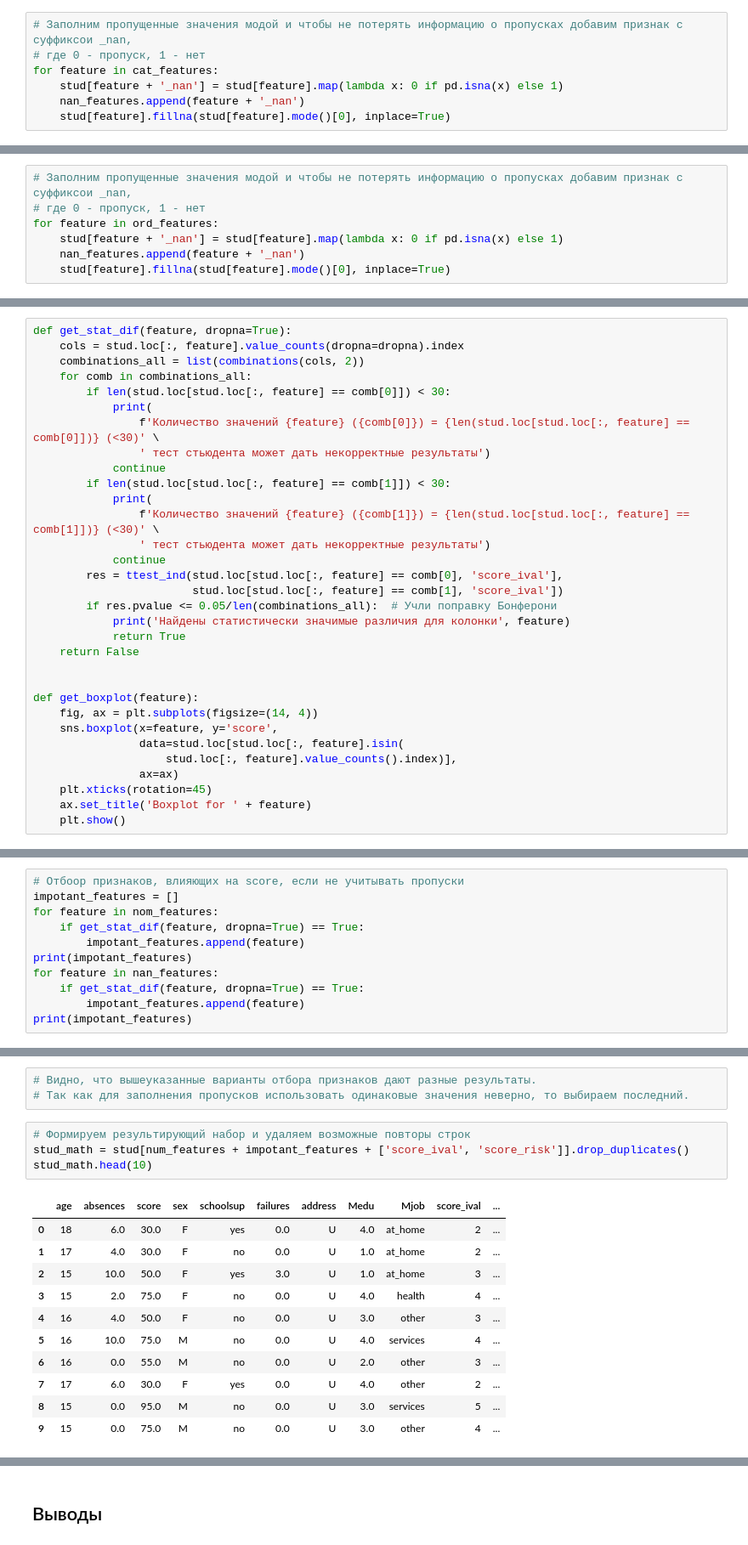
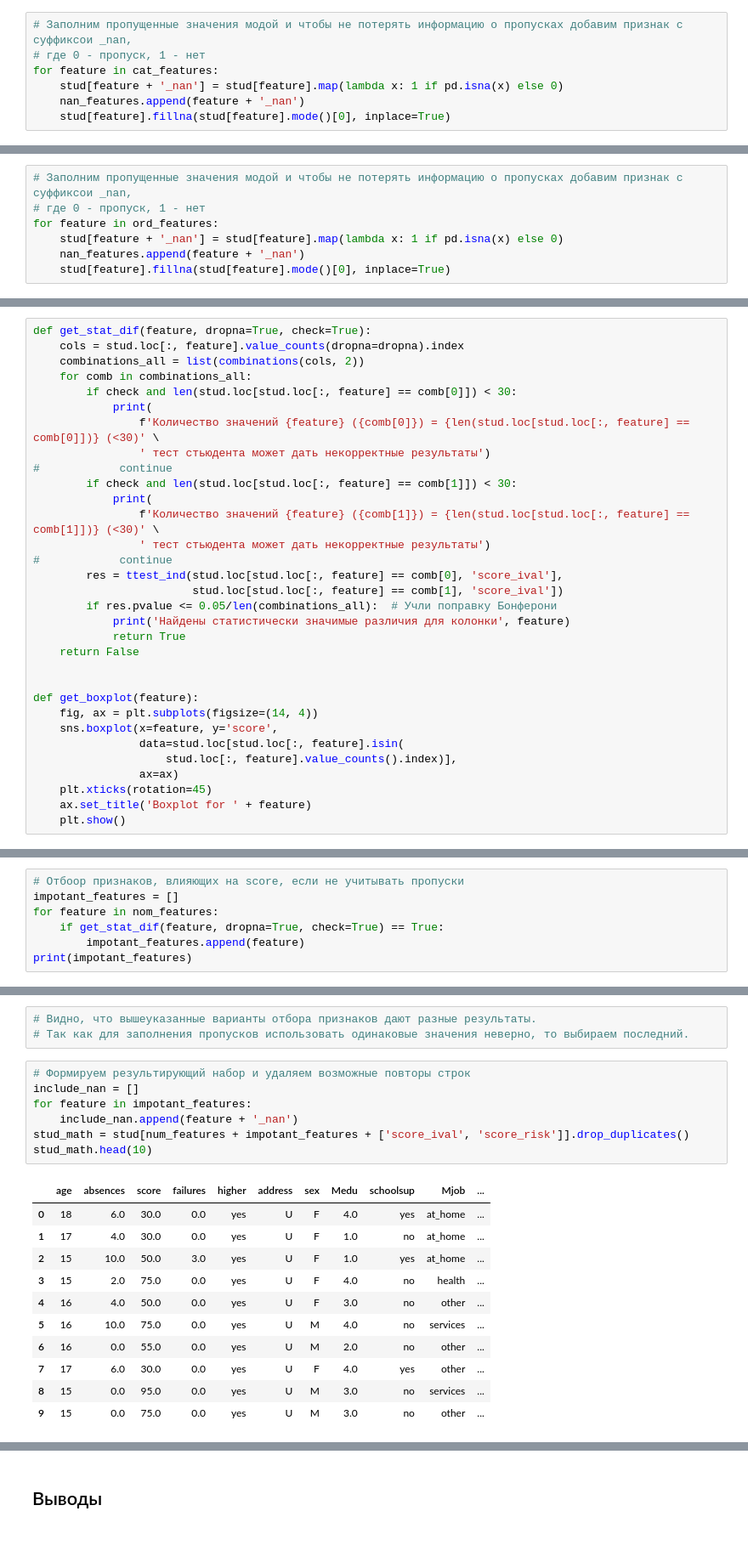
Before and after one commit to sand74/skillfactory, a Jupyter notebook: module_2/eda_solve.ipynb, the cells around one changed output, grey strips where cells are left out. Shown at 85% size. Drawn from its saved outputs; the diff is of its cells as text.

```diff
--- a/module_2/eda_solve.ipynb
+++ b/module_2/eda_solve.ipynb
@@ -533,7 +533,7 @@ _ = sns.heatmap(stud[cat_features].isnull(),
 # Заполним пропущенные значения модой и чтобы не потерять информацию о пропусках добавим признак с суффиксои _nan,
 # где 0 - пропуск, 1 - нет
 for feature in cat_features:
-    stud[feature + '_nan'] = stud[feature].map(lambda x: 0 if pd.isna(x) else 1)
+    stud[feature + '_nan'] = stud[feature].map(lambda x: 1 if pd.isna(x) else 0)
     nan_features.append(feature + '_nan')
     stud[feature].fillna(stud[feature].mode()[0], inplace=True)
 # %%
@@ -593,7 +593,7 @@ _ = sns.heatmap(stud[ord_features].isnull(),
 # Заполним пропущенные значения модой и чтобы не потерять информацию о пропусках добавим признак с суффиксои _nan,
 # где 0 - пропуск, 1 - нет
 for feature in ord_features:
-    stud[feature + '_nan'] = stud[feature].map(lambda x: 0 if pd.isna(x) else 1)
+    stud[feature + '_nan'] = stud[feature].map(lambda x: 1 if pd.isna(x) else 0)
     nan_features.append(feature + '_nan')
     stud[feature].fillna(stud[feature].mode()[0], inplace=True)
 # %%
@@ -701,20 +701,20 @@ _ = sns.pairplot(stud_model[['Fedu', 'Medu']], kind='reg', height=4)
 # %% [markdown]
 ## Анализ влияния номинативных переменных на предсказываемую величину
 # %%
-def get_stat_dif(feature, dropna=True):
+def get_stat_dif(feature, dropna=True, check=True):
     cols = stud.loc[:, feature].value_counts(dropna=dropna).index
     combinations_all = list(combinations(cols, 2))
     for comb in combinations_all:
-        if len(stud.loc[stud.loc[:, feature] == comb[0]]) < 30:
+        if check and len(stud.loc[stud.loc[:, feature] == comb[0]]) < 30:
             print(
                 f'Количество значений {feature} ({comb[0]}) = {len(stud.loc[stud.loc[:, feature] == comb[0]])} (<30)' \
                 ' тест стьюдента может дать некорректные результаты')
-            continue
-        if len(stud.loc[stud.loc[:, feature] == comb[1]]) < 30:
+#            continue
+        if check and len(stud.loc[stud.loc[:, feature] == comb[1]]) < 30:
             print(
                 f'Количество значений {feature} ({comb[1]}) = {len(stud.loc[stud.loc[:, feature] == comb[1]])} (<30)' \
                 ' тест стьюдента может дать некорректные результаты')
-            continue
+#            continue
         res = ttest_ind(stud.loc[stud.loc[:, feature] == comb[0], 'score_ival'],
                         stud.loc[stud.loc[:, feature] == comb[1], 'score_ival'])
         if res.pvalue <= 0.05/len(combinations_all):  # Учли поправку Бонферони
@@ -755,11 +755,7 @@ P-value на score_ival =  0.0015873113288157417
 # Отбоор признаков, влияющих на score, если не учитывать пропуски
 impotant_features = []
 for feature in nom_features:
-    if get_stat_dif(feature, dropna=True) == True:
+    if get_stat_dif(feature, dropna=True, check=True) == True:
         impotant_features.append(feature)
 print(impotant_features)
-for feature in nan_features:
-    if get_stat_dif(feature, dropna=True) == True:
-        impotant_features.append(feature)
-print(impotant_features)
 # %% [output]
@@ -785,20 +781,23 @@ print(impotant_features)
 # Так как для заполнения пропусков использовать одинаковые значения неверно, то выбираем последний.
 # %%
 # Формируем результирующий набор и удаляем возможные повторы строк
+include_nan = []
+for feature in impotant_features:
+    include_nan.append(feature + '_nan')
 stud_math = stud[num_features + impotant_features + ['score_ival', 'score_risk']].drop_duplicates()
 stud_math.head(10)
 # %% [output]
-|  | age | absences | score | sex | schoolsup | failures | address | Medu | Mjob | score_ival | ... |
-| 0 | 18 | 6.0 | 30.0 | F | yes | 0.0 | U | 4.0 | at_home | 2 | ... |
-| 1 | 17 | 4.0 | 30.0 | F | no | 0.0 | U | 1.0 | at_home | 2 | ... |
-| 2 | 15 | 10.0 | 50.0 | F | yes | 3.0 | U | 1.0 | at_home | 3 | ... |
-| 3 | 15 | 2.0 | 75.0 | F | no | 0.0 | U | 4.0 | health | 4 | ... |
-| 4 | 16 | 4.0 | 50.0 | F | no | 0.0 | U | 3.0 | other | 3 | ... |
-| 5 | 16 | 10.0 | 75.0 | M | no | 0.0 | U | 4.0 | services | 4 | ... |
-| 6 | 16 | 0.0 | 55.0 | M | no | 0.0 | U | 2.0 | other | 3 | ... |
-| 7 | 17 | 6.0 | 30.0 | F | yes | 0.0 | U | 4.0 | other | 2 | ... |
-| 8 | 15 | 0.0 | 95.0 | M | no | 0.0 | U | 3.0 | services | 5 | ... |
-| 9 | 15 | 0.0 | 75.0 | M | no | 0.0 | U | 3.0 | other | 4 | ... |
+|  | age | absences | score | failures | higher | address | sex | Medu | schoolsup | Mjob | ... |
+| 0 | 18 | 6.0 | 30.0 | 0.0 | yes | U | F | 4.0 | yes | at_home | ... |
+| 1 | 17 | 4.0 | 30.0 | 0.0 | yes | U | F | 1.0 | no | at_home | ... |
+| 2 | 15 | 10.0 | 50.0 | 3.0 | yes | U | F | 1.0 | yes | at_home | ... |
+| 3 | 15 | 2.0 | 75.0 | 0.0 | yes | U | F | 4.0 | no | health | ... |
+| 4 | 16 | 4.0 | 50.0 | 0.0 | yes | U | F | 3.0 | no | other | ... |
+| 5 | 16 | 10.0 | 75.0 | 0.0 | yes | U | M | 4.0 | no | services | ... |
+| 6 | 16 | 0.0 | 55.0 | 0.0 | yes | U | M | 2.0 | no | other | ... |
+| 7 | 17 | 6.0 | 30.0 | 0.0 | yes | U | F | 4.0 | yes | other | ... |
+| 8 | 15 | 0.0 | 95.0 | 0.0 | yes | U | M | 3.0 | no | services | ... |
+| 9 | 15 | 0.0 | 75.0 | 0.0 | yes | U | M | 3.0 | no | other | ... |
 # %%
 # О результирующем датасете
 stud_math.info()
```
Also changed, not shown: parts of 16 cells of this notebook.
